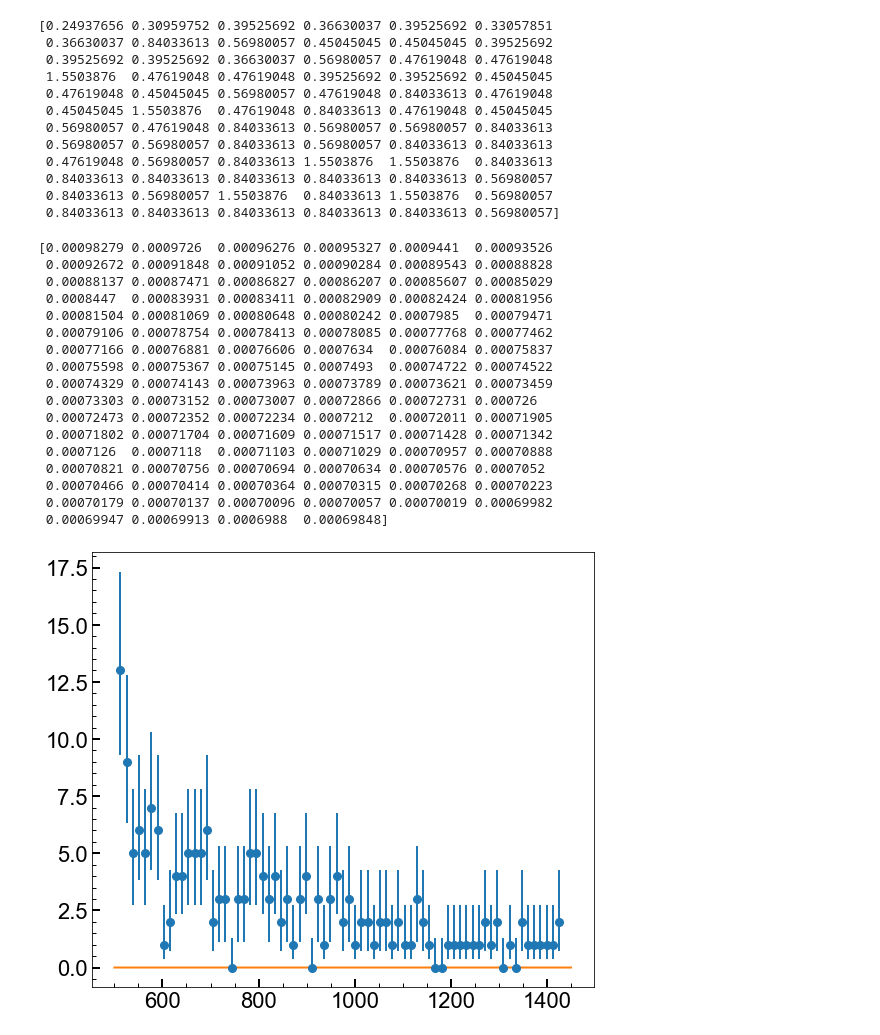
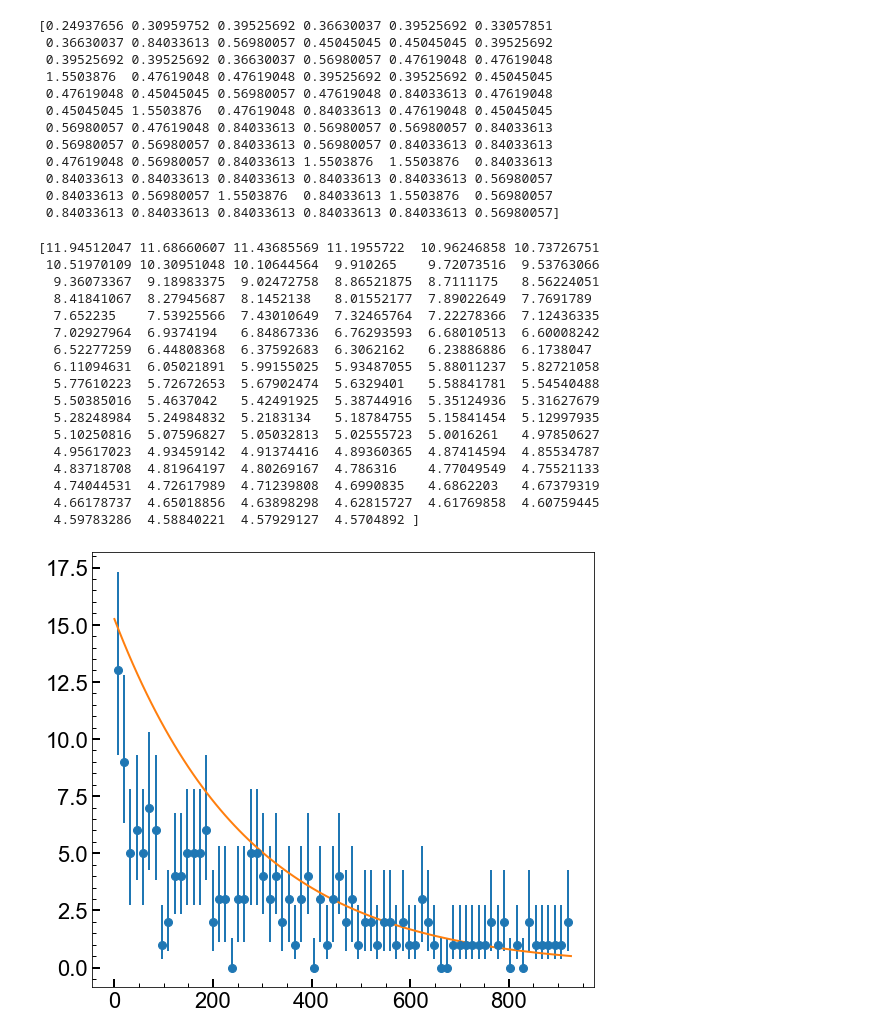
Before and after one commit to villano-lab/thermal-flux_paper2023, a Jupyter notebook: PlotSCDMSCfData-April-ANV-Buggy.ipynb, the cells around one changed output. Cells and saved outputs as stored; diff of their text form; code cells hidden in the pictures.

```diff
--- a/PlotSCDMSCfData-April-ANV-Buggy.ipynb
+++ b/PlotSCDMSCfData-April-ANV-Buggy.ipynb
@@ -94,7 +95,11 @@ error = (0,0)
 
 
 #matplotlib.pyplot.errorbar(t, yerr=error)
-counts, bins = np.histogram(t,bins=72)
+min_t=np.min(t)
+print(min_t)
+
+counts, bins = np.histogram(t-min_t,bins=72)
+
 thing = (bins[:-1]+bins[1:])/2
 fig,axes = plt.subplots(1,1, figsize=(9,8))
 error1 = [0.00,0.37,0.74,1.10,2.34,2.75,3.82,4.25,5.30,6.33,6.78,7.81,8.83,9.28]
@@ -112,4 +117,5 @@ for i,ncount in enumerate(ntot):
 ax1=axes
 ax1.errorbar(thing, counts, yerr=[ntot_minus,ntot_plus], marker='o', markersize=8, linestyle = 'none')
 plt.show(fig)
+print(bins,counts)
 # %% [output]
@@ -132,39 +154,39 @@ print(weight)
  0.84033613 0.84033613 0.84033613 0.84033613 0.84033613 0.56980057]
 # %%
 def function(t, tstop, alpha, B):
-    return(10000*((1/(1+B))*np.exp(-t/alpha)/(alpha*(1-np.exp(-tstop/alpha)))+(B)/tstop))
+    return(4000*((1/(1+B))*np.exp(-t/alpha)/(alpha*(1-np.exp(-tstop/alpha)))+(B)/tstop))
 
 #print(function(1,2,3,4))
 fig,axes = plt.subplots(1,1, figsize=(9,8))
 
 ax1=axes
 ax1.errorbar(thing, counts, yerr=[ntot_minus,ntot_plus], marker='o', markersize=8, linestyle = 'none')
 
 #print(function(0,1450,271.2,1)*4000)
-x = np.linspace(500,1450,num=100)
-print (function(x,1450,271.2,1))
+x = np.linspace(0,926,num=100)
+print (function(x,926,271.2,1))
 
-ax1.plot(x,function(x,1450,271.2,0))
+ax1.plot(x,function(x,926,271.2,0))
 plt.show(fig)
 # %% [output]
-[0.00098279 0.0009726  0.00096276 0.00095327 0.0009441  0.00093526
- 0.00092672 0.00091848 0.00091052 0.00090284 0.00089543 0.00088828
- 0.00088137 0.00087471 0.00086827 0.00086207 0.00085607 0.00085029
- 0.0008447  0.00083931 0.00083411 0.00082909 0.00082424 0.00081956
- 0.00081504 0.00081069 0.00080648 0.00080242 0.0007985  0.00079471
- 0.00079106 0.00078754 0.00078413 0.00078085 0.00077768 0.00077462
- 0.00077166 0.00076881 0.00076606 0.0007634  0.00076084 0.00075837
- 0.00075598 0.00075367 0.00075145 0.0007493  0.00074722 0.00074522
- 0.00074329 0.00074143 0.00073963 0.00073789 0.00073621 0.00073459
- 0.00073303 0.00073152 0.00073007 0.00072866 0.00072731 0.000726
- 0.00072473 0.00072352 0.00072234 0.0007212  0.00072011 0.00071905
- 0.00071802 0.00071704 0.00071609 0.00071517 0.00071428 0.00071342
- 0.0007126  0.0007118  0.00071103 0.00071029 0.00070957 0.00070888
- 0.00070821 0.00070756 0.00070694 0.00070634 0.00070576 0.0007052
- 0.00070466 0.00070414 0.00070364 0.00070315 0.00070268 0.00070223
- 0.00070179 0.00070137 0.00070096 0.00070057 0.00070019 0.00069982
- 0.00069947 0.00069913 0.0006988  0.00069848]
+[11.94512047 11.68660607 11.43685569 11.1955722  10.96246858 10.73726751
+ 10.51970109 10.30951048 10.10644564  9.910265    9.72073516  9.53763066
+  9.36073367  9.18983375  9.02472758  8.86521875  8.7111175   8.56224051
+  8.41841067  8.27945687  8.1452138   8.01552177  7.89022649  7.7691789
+  7.652235    7.53925566  7.43010649  7.32465764  7.22278366  7.12436335
+  7.02927964  6.9374194   6.84867336  6.76293593  6.68010513  6.60008242
+  6.52277259  6.44808368  6.37592683  6.3062162   6.23886886  6.1738047
+  6.11094631  6.05021891  5.99155025  5.93487055  5.88011237  5.82721058
+  5.77610223  5.72672653  5.67902474  5.6329401   5.58841781  5.54540488
+  5.50385016  5.4637042   5.42491925  5.38744916  5.35124936  5.31627679
+  5.28248984  5.24984832  5.2183134   5.18784755  5.15841454  5.12997935
+  5.10250816  5.07596827  5.05032813  5.02555723  5.0016261   4.97850627
+  4.95617023  4.93459142  4.91374416  4.89360365  4.87414594  4.85534787
+  4.83718708  4.81964197  4.80269167  4.786316    4.77049549  4.75521133
+  4.74044531  4.72617989  4.71239808  4.6990835   4.6862203   4.67379319
+  4.66178737  4.65018856  4.63898298  4.62815727  4.61769858  4.60759445
+  4.59783286  4.58840221  4.57929127  4.5704892 ]
-[figure, old version]
+[figure, new version]
 # %%
 f_mod = lm.Model(function)
 f_params = f_mod.make_params()               # define parameters
```
Also changed, not shown: parts of 4 cells of this notebook.
